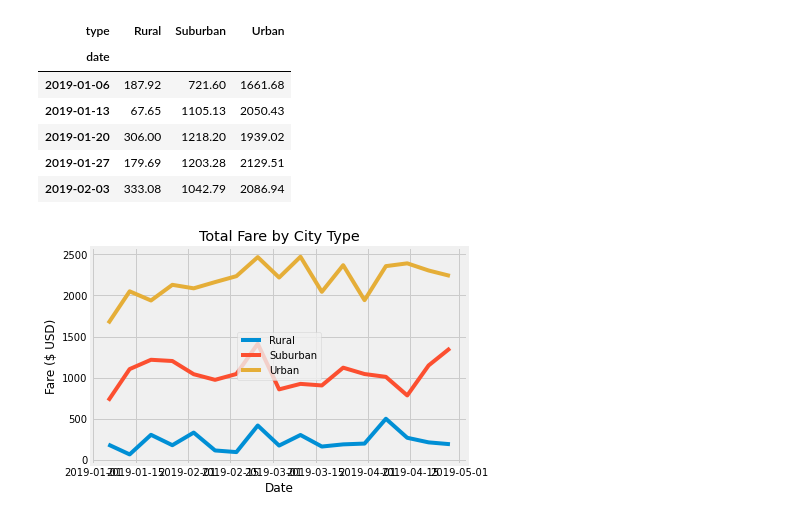
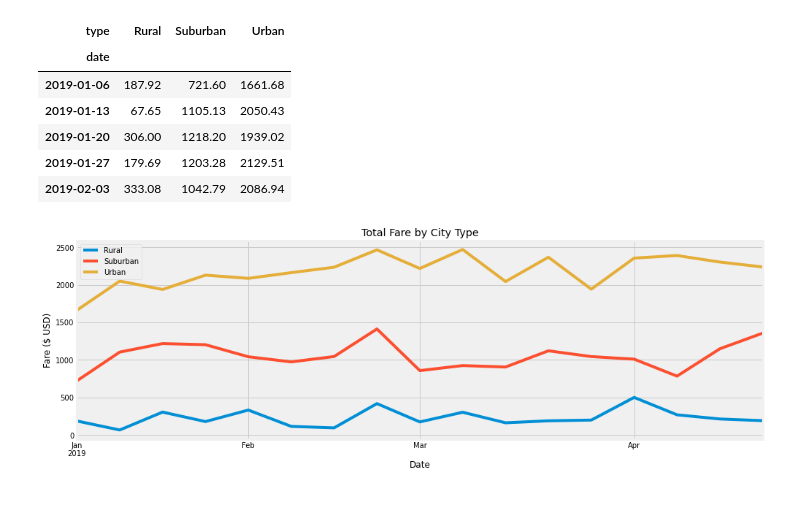
Before and after one commit to sbull32/PyBer_Analysis, a Jupyter notebook: PyBer_Challenge.ipynb, the cells around one changed output. Cells and saved outputs as stored; diff of their text form; code cells hidden in the pictures.

```diff
--- a/PyBer_Challenge.ipynb
+++ b/PyBer_Challenge.ipynb
@@ -194,20 +194,21 @@ weekly_fares_jan19_apr19_df.head()
 | 2019-01-27 | 179.69 | 1203.28 | 2129.51 |
 | 2019-02-03 | 333.08 | 1042.79 | 2086.94 |
 # %%
-#### 8. Using the object-oriented interface method, plot the resample DataFrame using the df.plot() function.
+# 9. Using the object-oriented interface method, plot the resample DataFrame using the df.plot() function.
 import matplotlib
 import matplotlib.pyplot as plt
 import numpy as np
 # Import the style from Matplotlib.
 from matplotlib import style
 
-fig, ax = plt.subplots()
-ax.plot(weekly_fares_jan19_apr19_df)
+#removed: fig, ax = plt.subplots(figsize=(15,5))
+#removed:ax.plot(weekly_fares_jan19_apr19_df)
+ax = weekly_fares_jan19_apr19_df.plot(figsize = (15,5))
 ax.set(xlabel='Date', ylabel='Fare ($ USD)', title='Total Fare by City Type')
 ax.legend(weekly_fares_jan19_apr19_df)
 plt.style.use('fivethirtyeight')
 
 fig.savefig("PyBer_fare_summary.png")
 plt.show()
 # %% [output]
-[figure, old version]
+[figure, new version]
```
Also changed, not shown: parts of 4 cells of this notebook.
